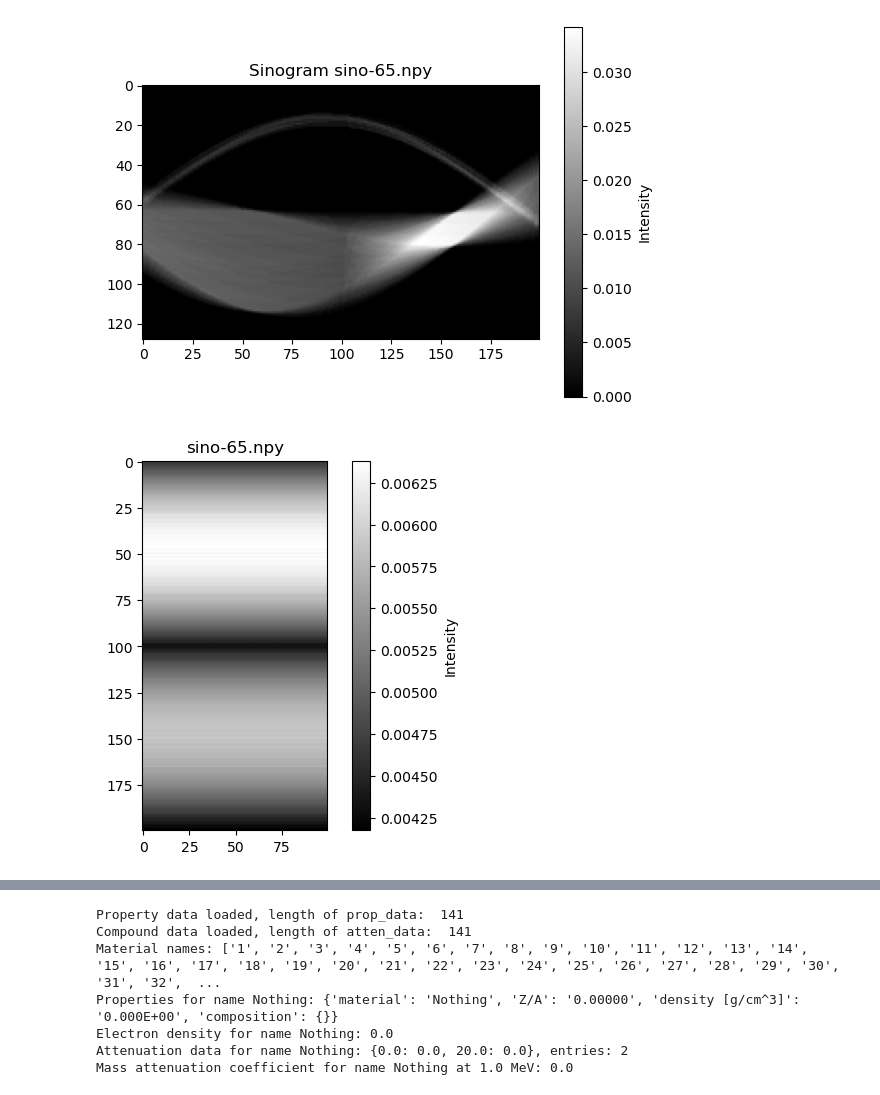
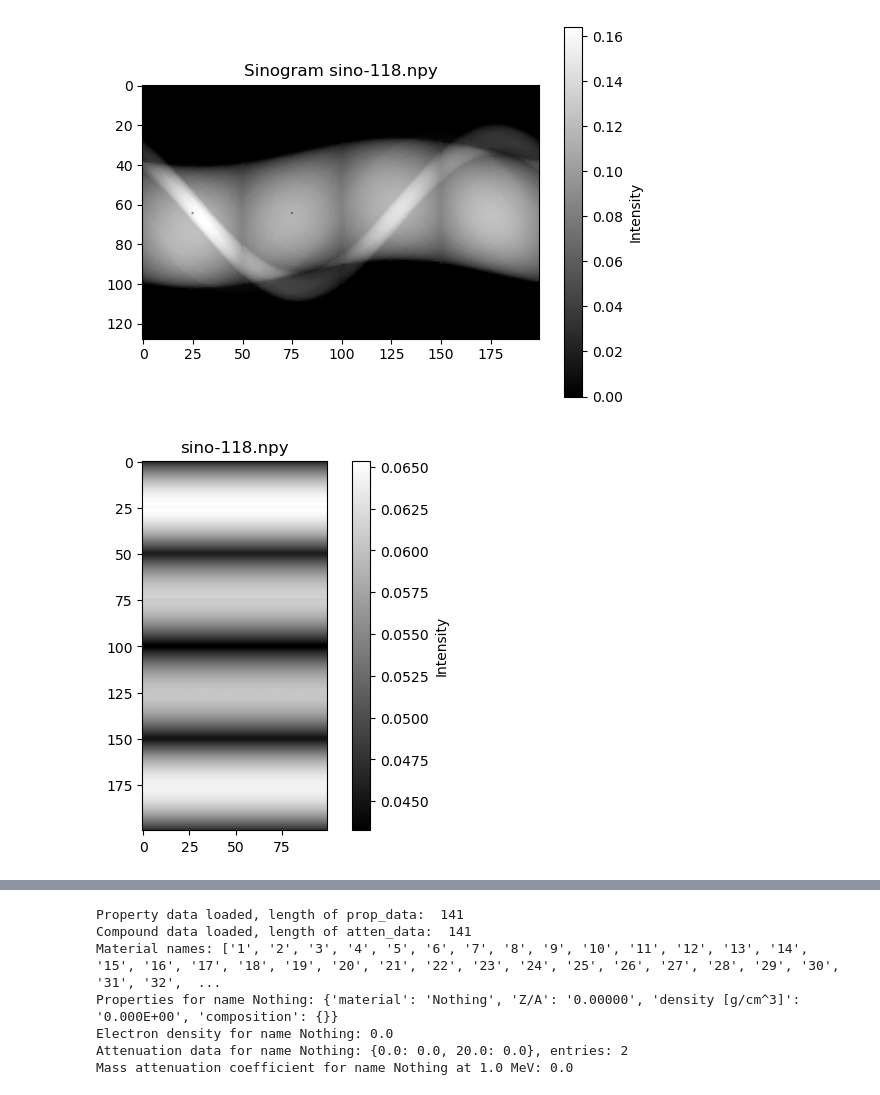
Before and after one commit to samuelnub/lircst-ana, a Jupyter notebook: src/AnalysingAnalyticalCST.ipynb, the cells around one changed output, grey strips where cells are left out. Drawn from its saved outputs; the diff is of its cells as text; code cells hidden in the pictures.

```diff
--- a/src/AnalysingAnalyticalCST.ipynb
+++ b/src/AnalysingAnalyticalCST.ipynb
@@ -15,7 +15,7 @@ def get_files_in_dir(dir_name):
     return [f for f in os.listdir(os.path.join(data_dir, dir_name)) if os.path.isfile(os.path.join(data_dir, dir_name, f))]
 
 # Select random directory, then a random file beginning with "phan"
-dir_name = '1747024253' # np.random.choice(dirs)
+dir_name = '1746593815' # np.random.choice(dirs)
 files = get_files_in_dir(dir_name)
 phan_file_name = np.random.choice([f for f in files if f.startswith('phan')])
 sino_file_name = f"sino-{phan_file_name.split("-")[1].split(".")[0]}.npy"
@@ -72,5 +72,5 @@ Meta data for phantom 1747024253: {'voxel_physical_scale_len': 0.001, 'voxel_phy
-[figure, old version]
+[figure, new version]
-[figure, old version]
+[figure, new version]
 # %%
 #@title Let's use some classical reconstruction algorithms to reconstruct the phantom
 
```
Also changed, not shown: parts of 2 cells of this notebook, 2 other files.
